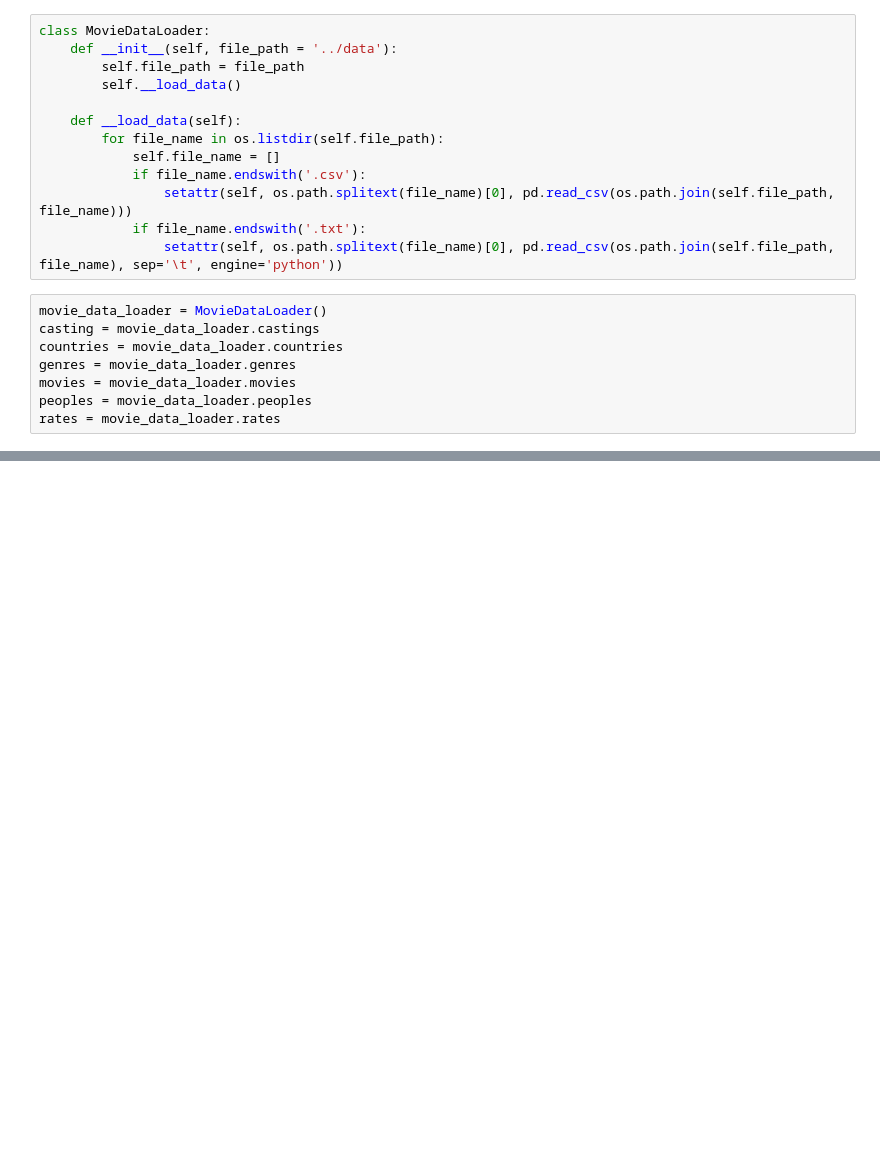
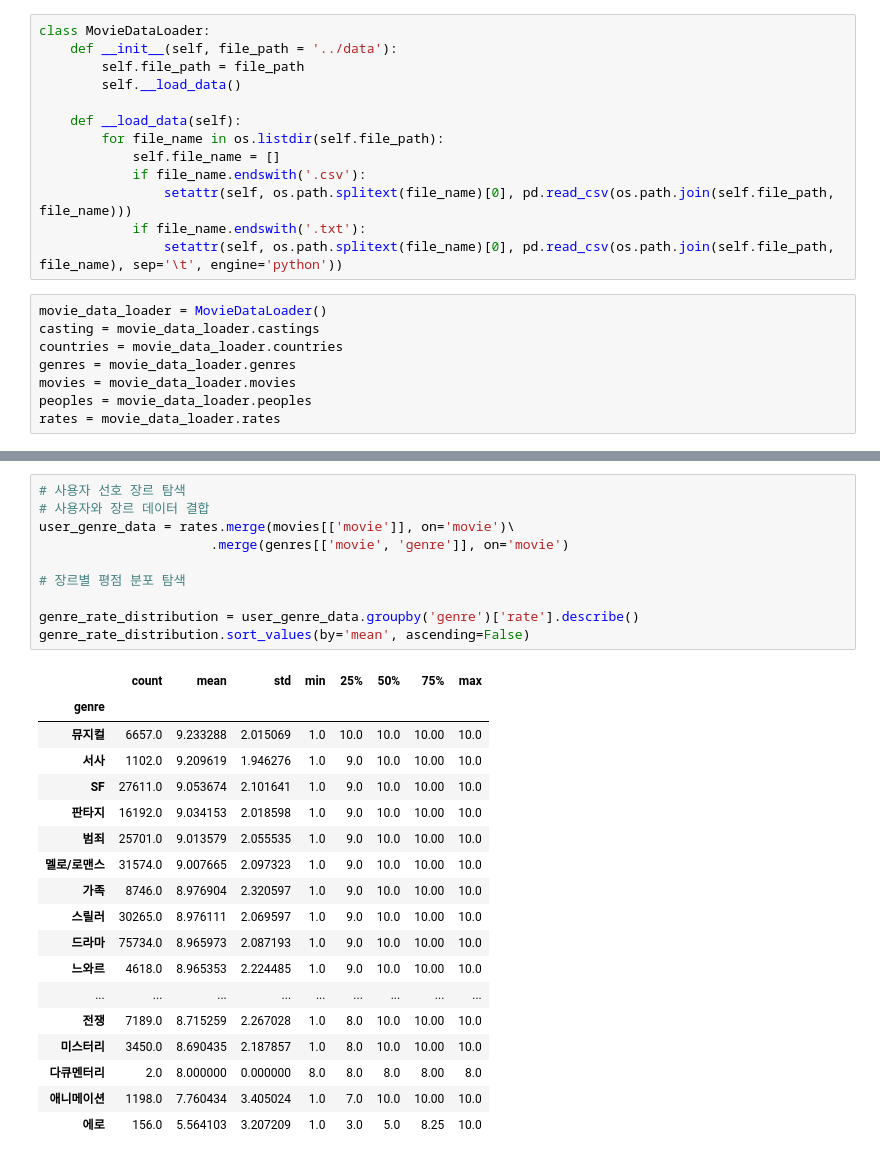
Before and after one commit to YeonSeong-Lee/codessey, a Jupyter notebook: prob02/prob0205.ipynb, the cells around one changed output, grey strips where cells are left out. Drawn from its saved outputs; the diff is of its cells as text; blank space fills up the shorter version.

```diff
--- a/prob02/prob0205.ipynb
+++ b/prob02/prob0205.ipynb
@@ -179,0 +159,29 @@ leading_actor_over_5_movies_over_10_rate.sort_values(by='rate', ascending=False)
+# %%
+# 사용자 선호 장르 탐색
+# 사용자와 장르 데이터 결합
+user_genre_data = rates.merge(movies[['movie']], on='movie')\
+                      .merge(genres[['movie', 'genre']], on='movie')
+
+# 장르별 평점 분포 탐색
+
+genre_rate_distribution = user_genre_data.groupby('genre')['rate'].describe()
+genre_rate_distribution.sort_values(by='mean', ascending=False)
+# %% [output]
+|  | count | mean | std | min | 25% | 50% | 75% | max |
+| genre |  |  |  |  |  |  |  |  |
+| 뮤지컬 | 6657.0 | 9.233288 | 2.015069 | 1.0 | 10.0 | 10.0 | 10.00 | 10.0 |
+| 서사 | 1102.0 | 9.209619 | 1.946276 | 1.0 | 9.0 | 10.0 | 10.00 | 10.0 |
+| SF | 27611.0 | 9.053674 | 2.101641 | 1.0 | 9.0 | 10.0 | 10.00 | 10.0 |
+| 판타지 | 16192.0 | 9.034153 | 2.018598 | 1.0 | 9.0 | 10.0 | 10.00 | 10.0 |
+| 범죄 | 25701.0 | 9.013579 | 2.055535 | 1.0 | 9.0 | 10.0 | 10.00 | 10.0 |
+| 멜로/로맨스 | 31574.0 | 9.007665 | 2.097323 | 1.0 | 9.0 | 10.0 | 10.00 | 10.0 |
+| 가족 | 8746.0 | 8.976904 | 2.320597 | 1.0 | 9.0 | 10.0 | 10.00 | 10.0 |
+| 스릴러 | 30265.0 | 8.976111 | 2.069597 | 1.0 | 9.0 | 10.0 | 10.00 | 10.0 |
+| 드라마 | 75734.0 | 8.965973 | 2.087193 | 1.0 | 9.0 | 10.0 | 10.00 | 10.0 |
+| 느와르 | 4618.0 | 8.965353 | 2.224485 | 1.0 | 9.0 | 10.0 | 10.00 | 10.0 |
+| ... | ... | ... | ... | ... | ... | ... | ... | ... |
+| 전쟁 | 7189.0 | 8.715259 | 2.267028 | 1.0 | 8.0 | 10.0 | 10.00 | 10.0 |
+| 미스터리 | 3450.0 | 8.690435 | 2.187857 | 1.0 | 8.0 | 10.0 | 10.00 | 10.0 |
+| 다큐멘터리 | 2.0 | 8.000000 | 0.000000 | 8.0 | 8.0 | 8.0 | 8.00 | 8.0 |
+| 애니메이션 | 1198.0 | 7.760434 | 3.405024 | 1.0 | 7.0 | 10.0 | 10.00 | 10.0 |
+| 에로 | 156.0 | 5.564103 | 3.207209 | 1.0 | 3.0 | 5.0 | 8.25 | 10.0 |
```
Also changed, not shown: parts of 14 cells of this notebook.
